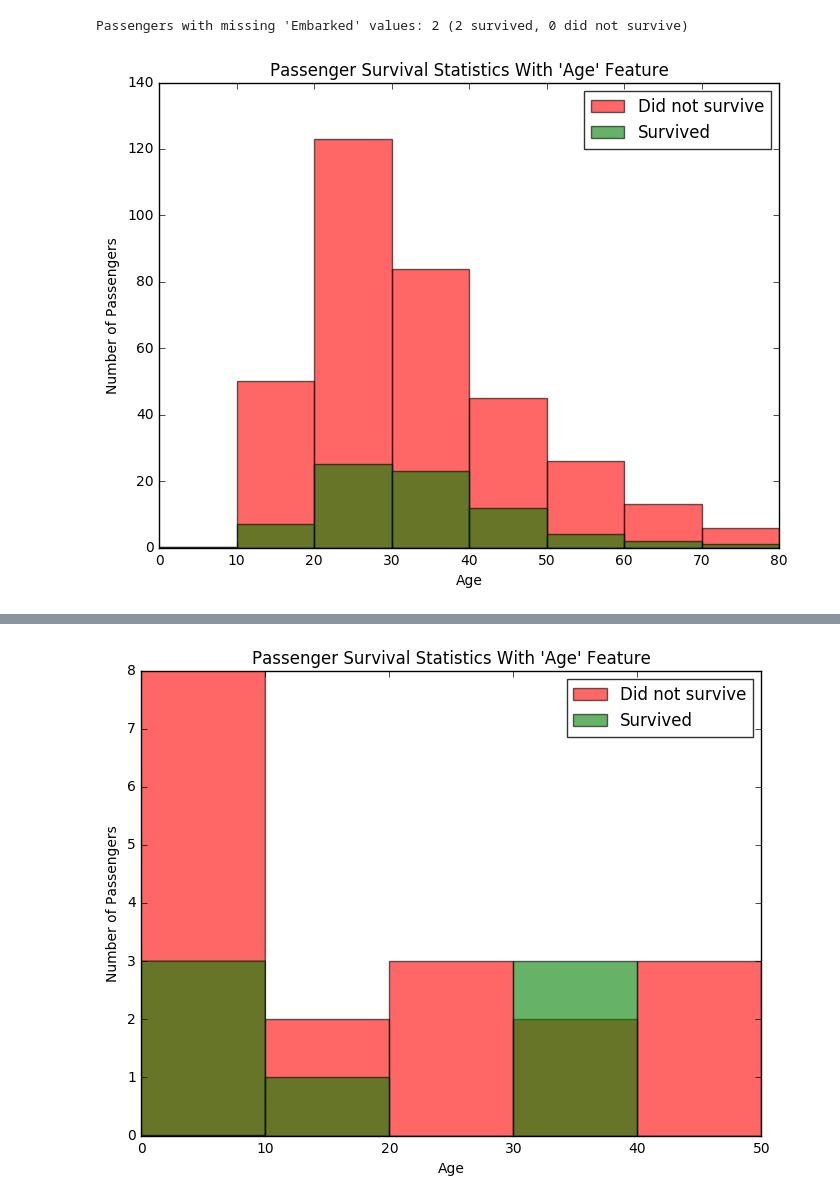
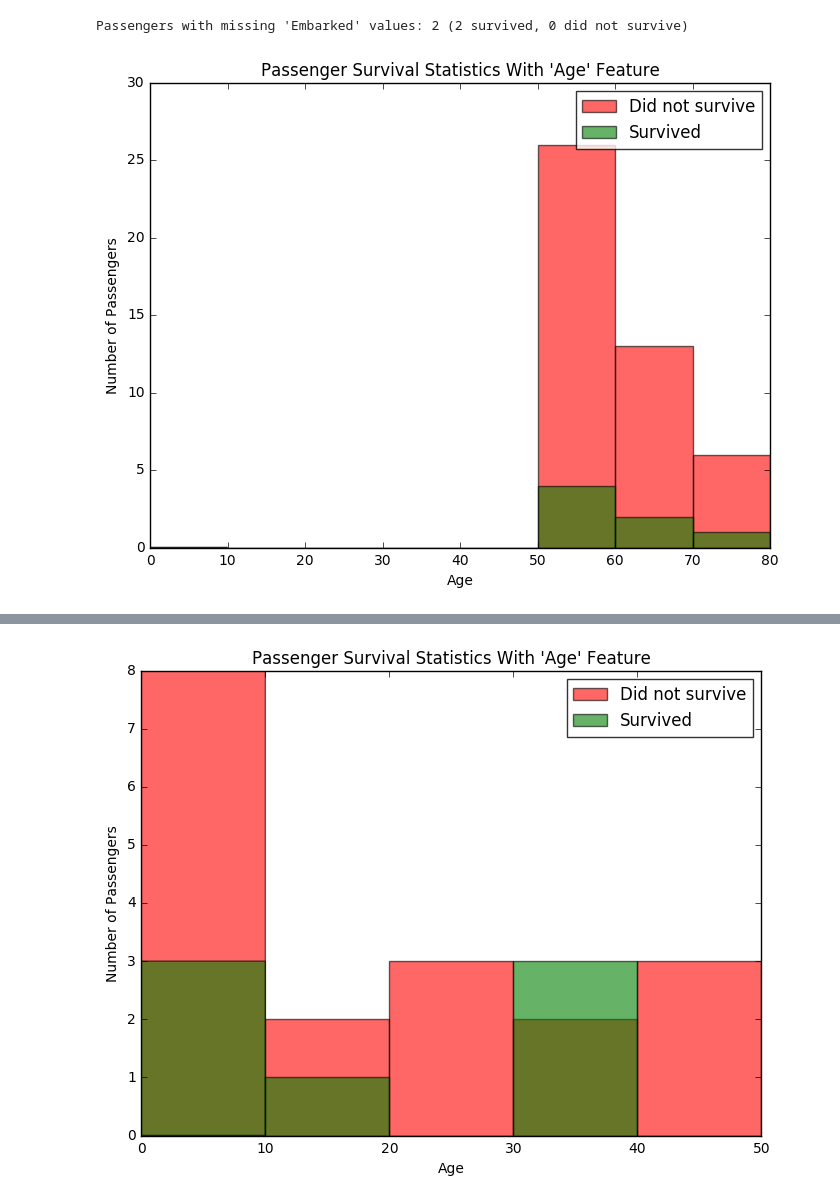
Before and after one commit to kamranazmat/Machine-Learning-Engineer-Nanodegree, a Jupyter notebook: Projects/Titanic Survival Exploration/titanic_survival_exploration.ipynb, the cells around one changed output, grey strips where cells are left out. Cells and saved outputs as stored; diff of their text form; code cells hidden in the pictures.

```diff
--- a/Projects/Titanic Survival Exploration/titanic_survival_exploration.ipynb
+++ b/Projects/Titanic Survival Exploration/titanic_survival_exploration.ipynb
@@ -227,6 +227,6 @@ vs.survival_stats(data, outcomes, 'Embarked')
 [figure]
 Passengers with missing 'Embarked' values: 2 (2 survived, 0 did not survive)
 # %%
-vs.survival_stats(data, outcomes, 'Age', ["Sex == 'male'", "Age >= 10"])
+vs.survival_stats(data, outcomes, 'Age', ["Sex == 'male'", "Age >= 50"])
 # %% [output]
-[figure, old version]
+[figure, new version]
```
Also changed, not shown: parts of 7 cells of this notebook, 1 other file.
